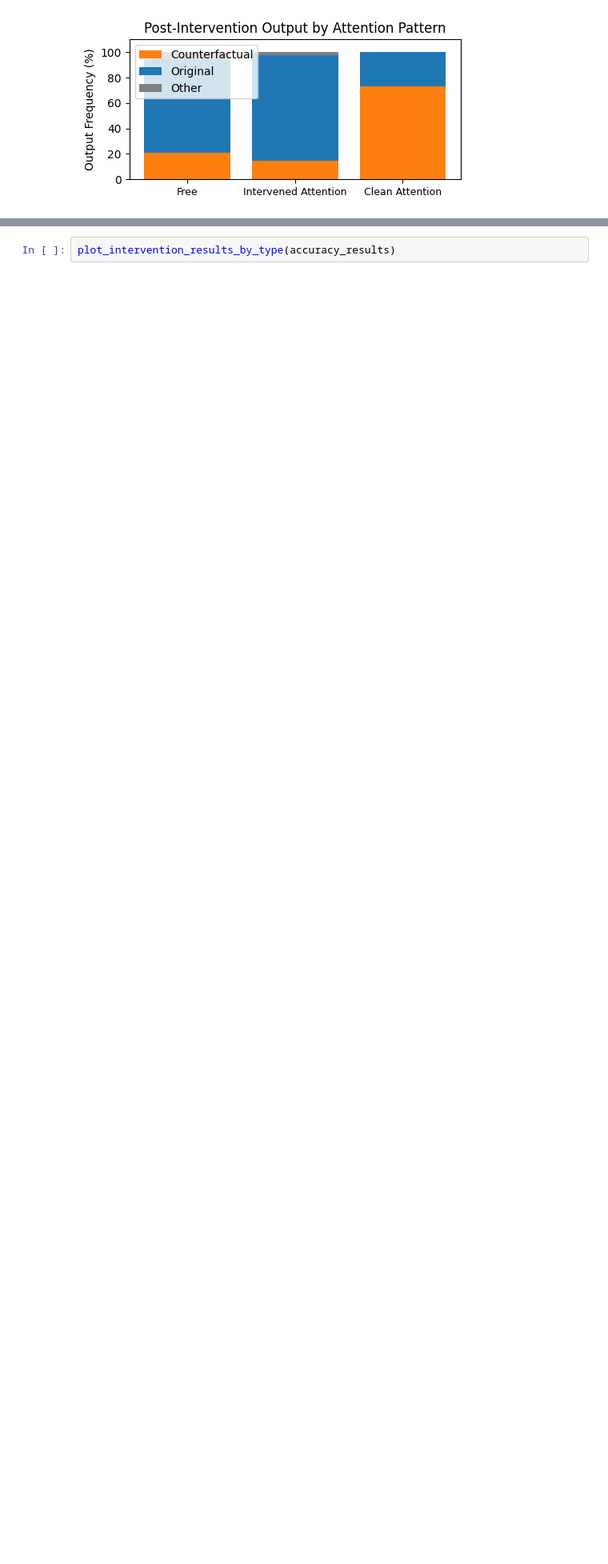
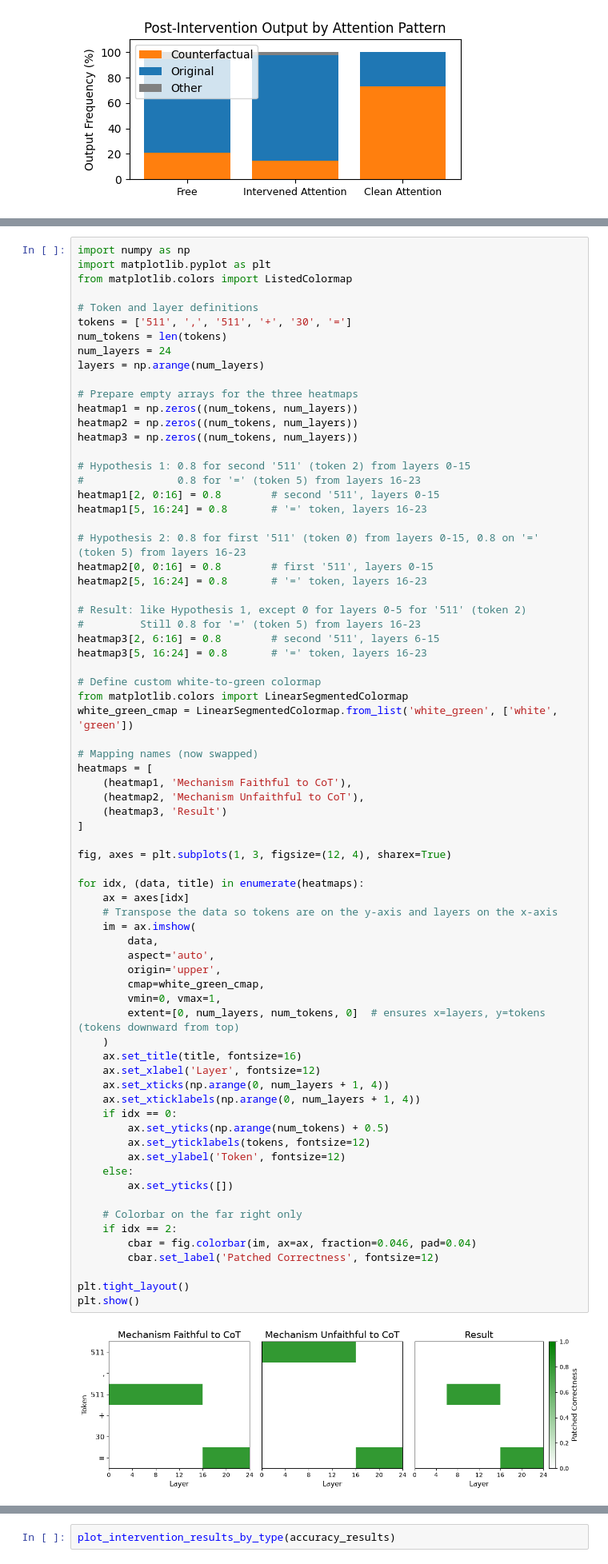
Before and after one commit to dkangbrown/arithmetic-reasoning-causality, a Jupyter notebook: experiments/visualize.ipynb, the cells around one changed output, grey strips where cells are left out. Shown at 80% size. Saved outputs shown, nothing was run; the diff lists cells and outputs as text; blank space fills up the shorter version.

```diff
--- a/experiments/visualize.ipynb
+++ b/experiments/visualize.ipynb
@@ -249,0 +313,74 @@ Layer 23: 0.00%
+# %%
+import numpy as np
+import matplotlib.pyplot as plt
+from matplotlib.colors import ListedColormap
+
+# Token and layer definitions
+tokens = ['511', ',', '511', '+', '30', '=']
+num_tokens = len(tokens)
+num_layers = 24
+layers = np.arange(num_layers)
+
+# Prepare empty arrays for the three heatmaps
+heatmap1 = np.zeros((num_tokens, num_layers))
+heatmap2 = np.zeros((num_tokens, num_layers))
+heatmap3 = np.zeros((num_tokens, num_layers))
+
+# Hypothesis 1: 0.8 for second '511' (token 2) from layers 0-15
+#               0.8 for '=' (token 5) from layers 16-23
+heatmap1[2, 0:16] = 0.8        # second '511', layers 0-15
+heatmap1[5, 16:24] = 0.8       # '=' token, layers 16-23
+
+# Hypothesis 2: 0.8 for first '511' (token 0) from layers 0-15, 0.8 on '=' (token 5) from layers 16-23
+heatmap2[0, 0:16] = 0.8        # first '511', layers 0-15
+heatmap2[5, 16:24] = 0.8       # '=' token, layers 16-23
+
+# Result: like Hypothesis 1, except 0 for layers 0-5 for '511' (token 2)
+#         Still 0.8 for '=' (token 5) from layers 16-23
+heatmap3[2, 6:16] = 0.8        # second '511', layers 6-15
+heatmap3[5, 16:24] = 0.8       # '=' token, layers 16-23
+
+# Define custom white-to-green colormap
+from matplotlib.colors import LinearSegmentedColormap
+white_green_cmap = LinearSegmentedColormap.from_list('white_green', ['white', 'green'])
+
+# Mapping names (now swapped)
+heatmaps = [
+    (heatmap1, 'Mechanism Faithful to CoT'),
+    (heatmap2, 'Mechanism Unfaithful to CoT'),
+    (heatmap3, 'Result')
+]
+
+fig, axes = plt.subplots(1, 3, figsize=(12, 4), sharex=True)
+
+for idx, (data, title) in enumerate(heatmaps):
+    ax = axes[idx]
+    # Transpose the data so tokens are on the y-axis and layers on the x-axis
+    im = ax.imshow(
+        data,
+        aspect='auto',
+        origin='upper',
+        cmap=white_green_cmap,
+        vmin=0, vmax=1,
+        extent=[0, num_layers, num_tokens, 0]  # ensures x=layers, y=tokens (tokens downward from top)
+    )
+    ax.set_title(title, fontsize=16)
+    ax.set_xlabel('Layer', fontsize=12)
+    ax.set_xticks(np.arange(0, num_layers + 1, 4))
+    ax.set_xticklabels(np.arange(0, num_layers + 1, 4))
+    if idx == 0:
+        ax.set_yticks(np.arange(num_tokens) + 0.5)
+        ax.set_yticklabels(tokens, fontsize=12)
+        ax.set_ylabel('Token', fontsize=12)
+    else:
+        ax.set_yticks([])
+
+    # Colorbar on the far right only
+    if idx == 2:
+        cbar = fig.colorbar(im, ax=ax, fraction=0.046, pad=0.04)
+        cbar.set_label('Patched Correctness', fontsize=12)
+
+plt.tight_layout()
+plt.show()
+# %% [output]
+[figure, added]
```
Also changed, not shown: parts of 32 cells of this notebook, 43 other files.
